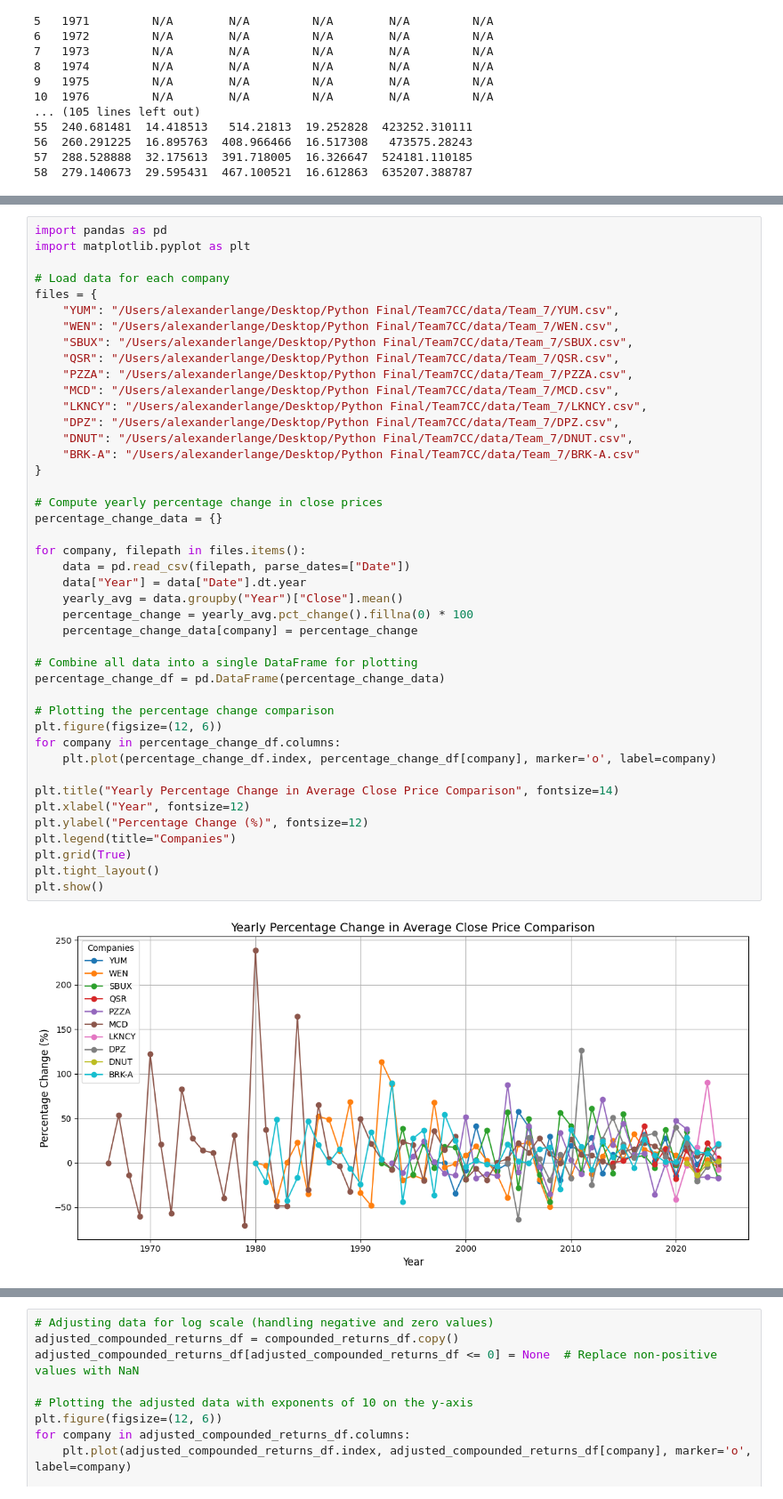
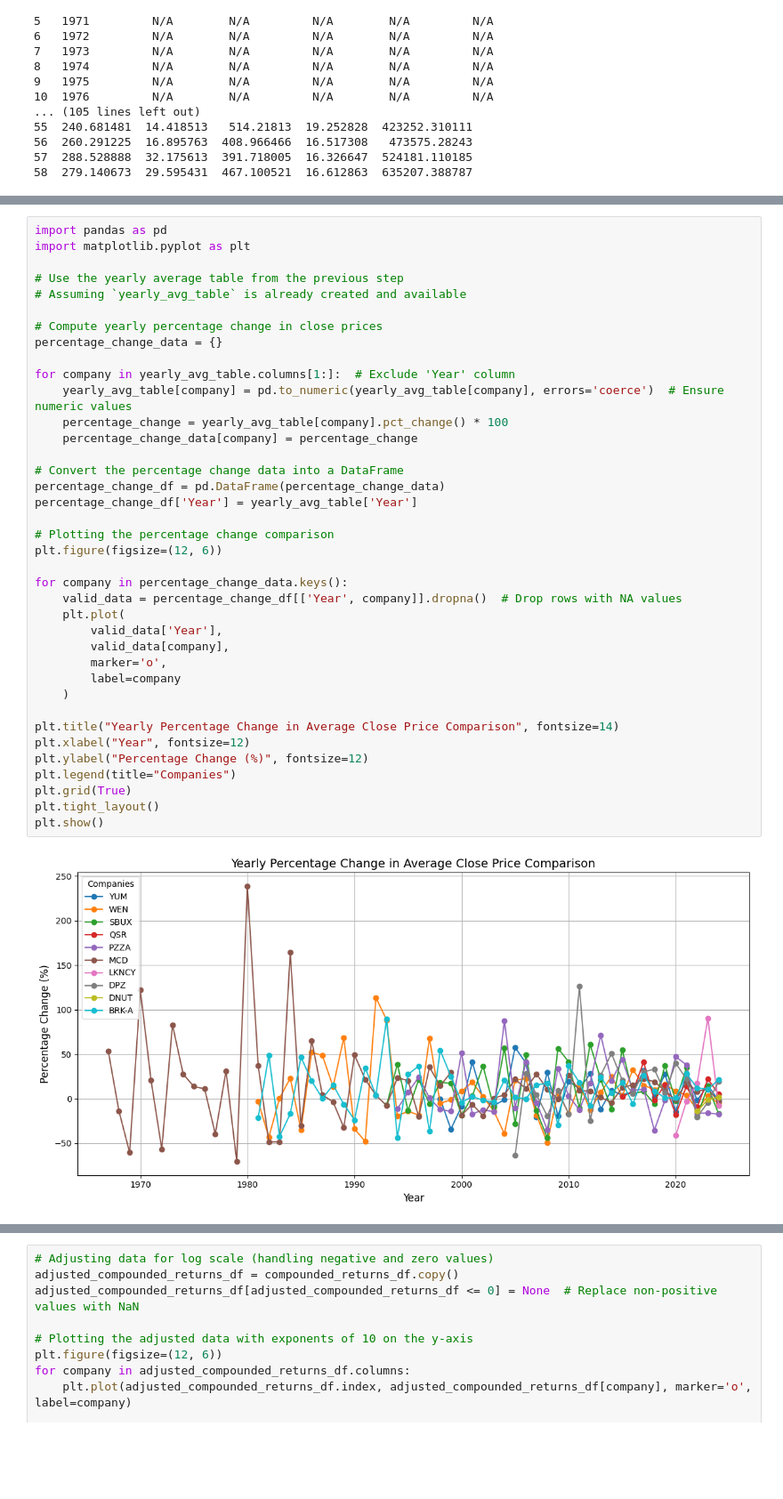
Before and after one commit to aditinarayann/FinalPythonProject_Team7, a Jupyter notebook: exercise_5.ipynb, the cells around one changed output, grey strips where cells are left out. Shown: that part at 89% size. Drawn from its saved outputs; the diff is of its cells as text; blank space fills up the shorter version.

```diff
--- a/exercise_5.ipynb
+++ b/exercise_5.ipynb
@@ -104,45 +62,40 @@ print(yearly_avg_table)
 # %%
 import pandas as pd
 import matplotlib.pyplot as plt
 
-# Load data for each company
-files = {
-    "YUM": "/Users/alexanderlange/Desktop/Python Final/Team7CC/data/Team_7/YUM.csv",
-    "WEN": "/Users/alexanderlange/Desktop/Python Final/Team7CC/data/Team_7/WEN.csv",
-    "SBUX": "/Users/alexanderlange/Desktop/Python Final/Team7CC/data/Team_7/SBUX.csv",
-    "QSR": "/Users/alexanderlange/Desktop/Python Final/Team7CC/data/Team_7/QSR.csv",
-    "PZZA": "/Users/alexanderlange/Desktop/Python Final/Team7CC/data/Team_7/PZZA.csv",
-    "MCD": "/Users/alexanderlange/Desktop/Python Final/Team7CC/data/Team_7/MCD.csv",
-    "LKNCY": "/Users/alexanderlange/Desktop/Python Final/Team7CC/data/Team_7/LKNCY.csv",
-    "DPZ": "/Users/alexanderlange/Desktop/Python Final/Team7CC/data/Team_7/DPZ.csv",
-    "DNUT": "/Users/alexanderlange/Desktop/Python Final/Team7CC/data/Team_7/DNUT.csv",
-    "BRK-A": "/Users/alexanderlange/Desktop/Python Final/Team7CC/data/Team_7/BRK-A.csv"
-}
+# Use the yearly average table from the previous step
+# Assuming `yearly_avg_table` is already created and available
 
 # Compute yearly percentage change in close prices
 percentage_change_data = {}
 
-for company, filepath in files.items():
-    data = pd.read_csv(filepath, parse_dates=["Date"])
-    data["Year"] = data["Date"].dt.year
-    yearly_avg = data.groupby("Year")["Close"].mean()
-    percentage_change = yearly_avg.pct_change().fillna(0) * 100
+for company in yearly_avg_table.columns[1:]:  # Exclude 'Year' column
+    yearly_avg_table[company] = pd.to_numeric(yearly_avg_table[company], errors='coerce')  # Ensure numeric values
+    percentage_change = yearly_avg_table[company].pct_change() * 100
     percentage_change_data[company] = percentage_change
 
-# Combine all data into a single DataFrame for plotting
+# Convert the percentage change data into a DataFrame
 percentage_change_df = pd.DataFrame(percentage_change_data)
+percentage_change_df['Year'] = yearly_avg_table['Year']
 
 # Plotting the percentage change comparison
 plt.figure(figsize=(12, 6))
-for company in percentage_change_df.columns:
-    plt.plot(percentage_change_df.index, percentage_change_df[company], marker='o', label=company)
+
+for company in percentage_change_data.keys():
+    valid_data = percentage_change_df[['Year', company]].dropna()  # Drop rows with NA values
+    plt.plot(
+        valid_data['Year'],
+        valid_data[company],
+        marker='o',
+        label=company
+    )
 
 plt.title("Yearly Percentage Change in Average Close Price Comparison", fontsize=14)
 plt.xlabel("Year", fontsize=12)
 plt.ylabel("Percentage Change (%)", fontsize=12)
 plt.legend(title="Companies")
 plt.grid(True)
 plt.tight_layout()
 plt.show()
 # %% [output]
-[figure, old version]
+[figure, new version]
```
Also changed, not shown: parts of 11 cells of this notebook, 1 other file.
